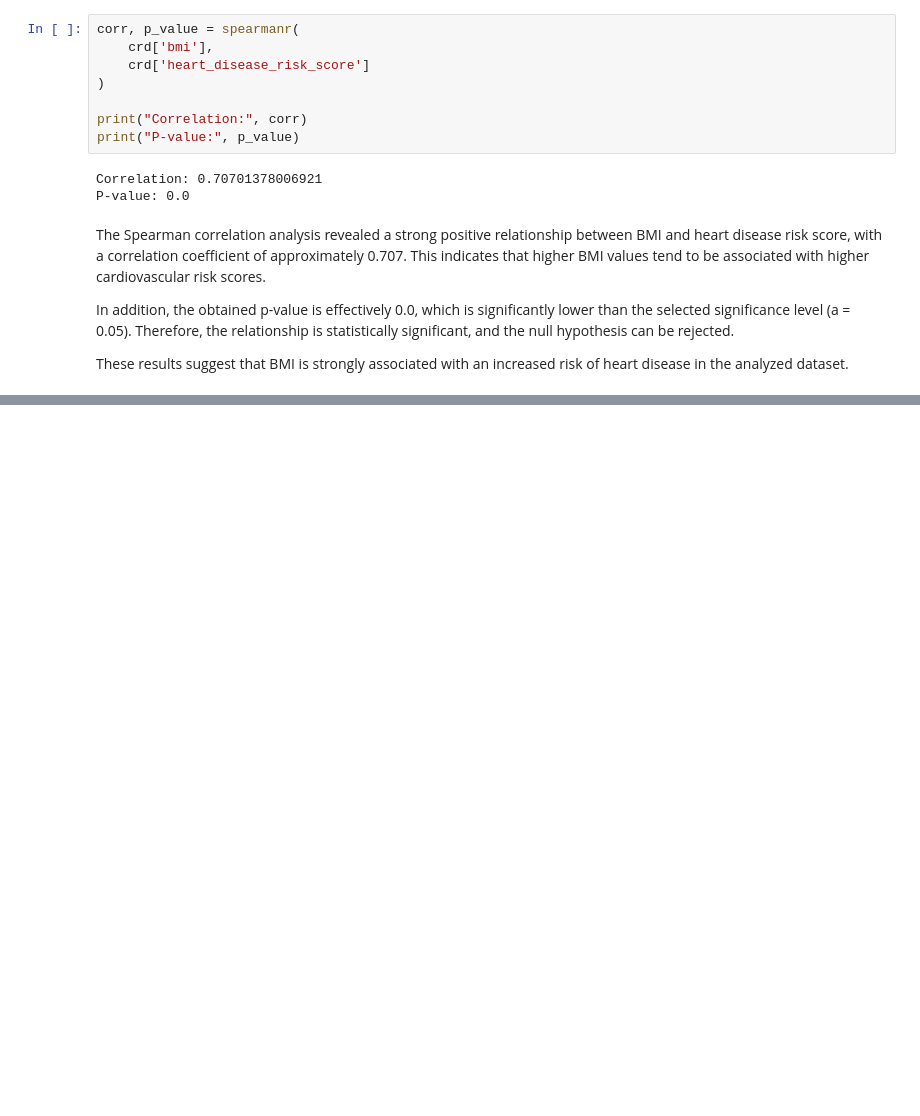
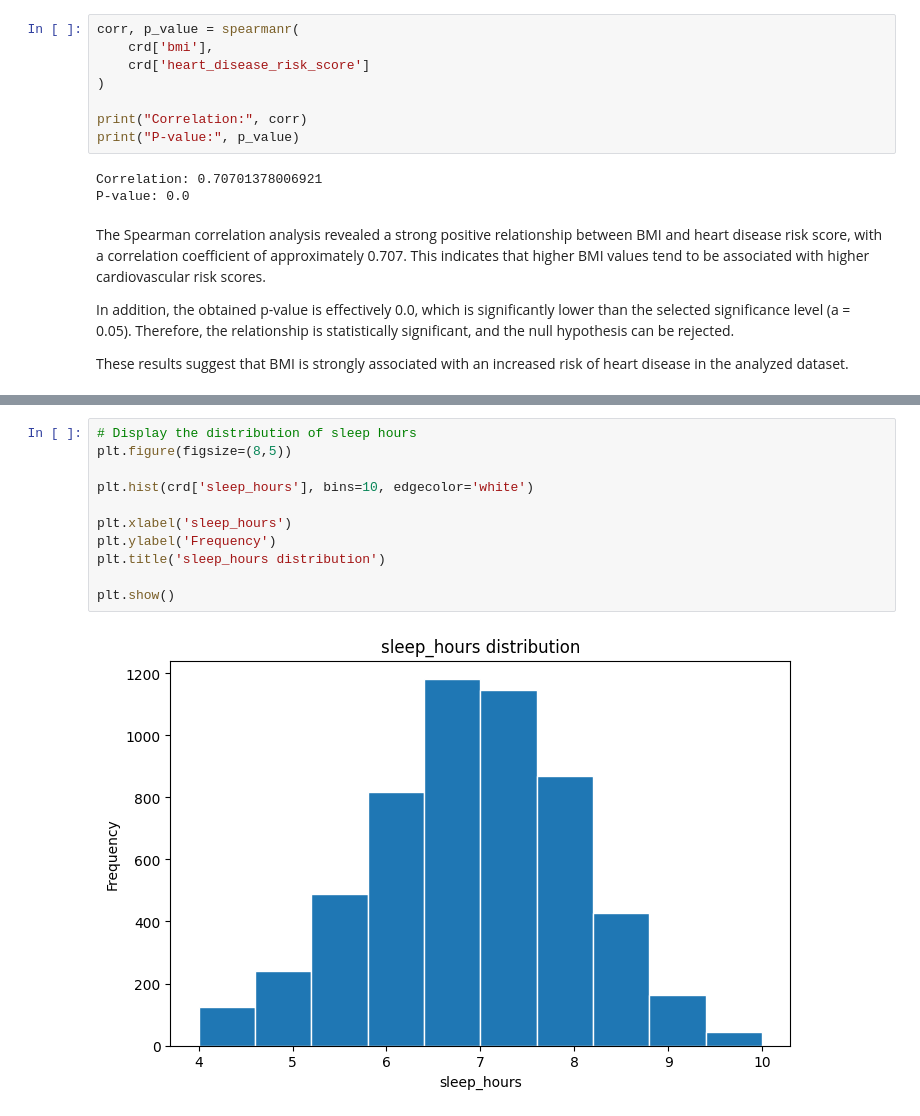
Before and after one commit to plamensve/ds_retake_exam_2026, a Jupyter notebook: notebooks/01_overview.ipynb, the cells around one changed output, grey strips where cells are left out. Drawn from its saved outputs; the diff is of its cells as text; blank space fills up the shorter version.

```diff
--- a/notebooks/01_overview.ipynb
+++ b/notebooks/01_overview.ipynb
@@ -498,0 +641,13 @@ These results suggest that BMI is strongly associated with an increased risk of
+# %%
+# Display the distribution of sleep hours
+plt.figure(figsize=(8,5))
+
+plt.hist(crd['sleep_hours'], bins=10, edgecolor='white')
+
+plt.xlabel('sleep_hours')
+plt.ylabel('Frequency')
+plt.title('sleep_hours distribution')
+
+plt.show()
+# %% [output]
+[figure, added]
```
Also changed, not shown: parts of 20 cells of this notebook.
